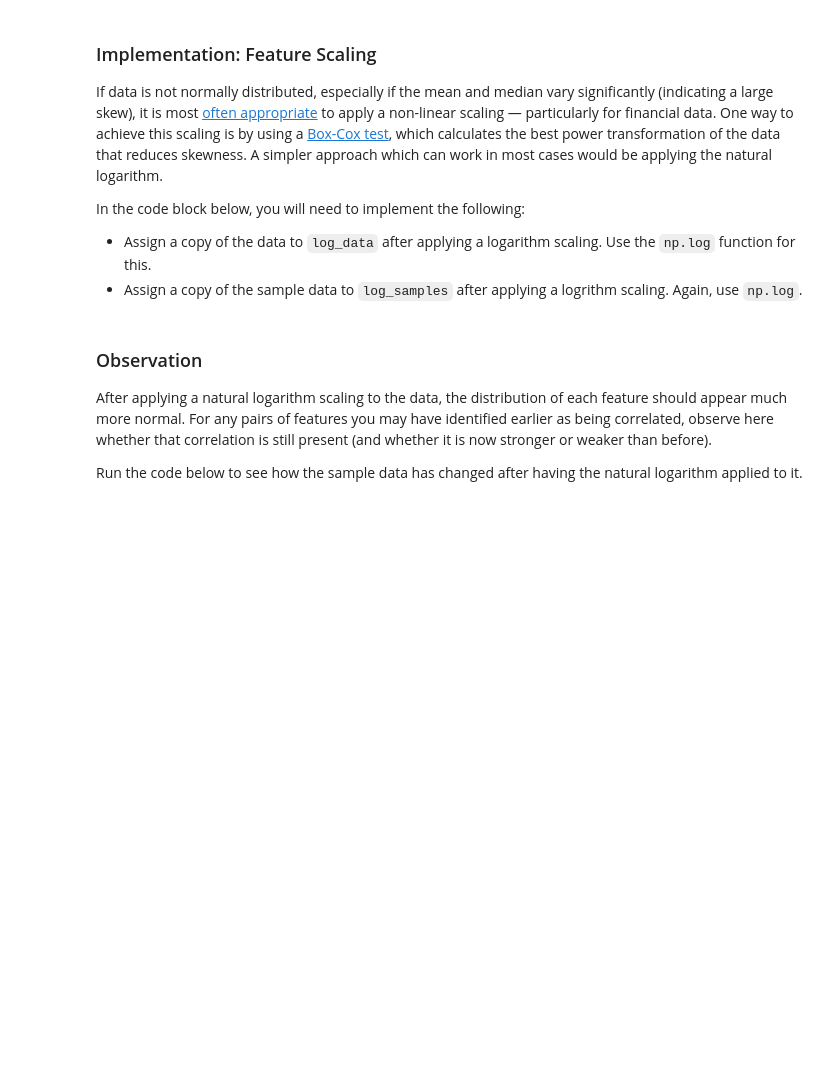
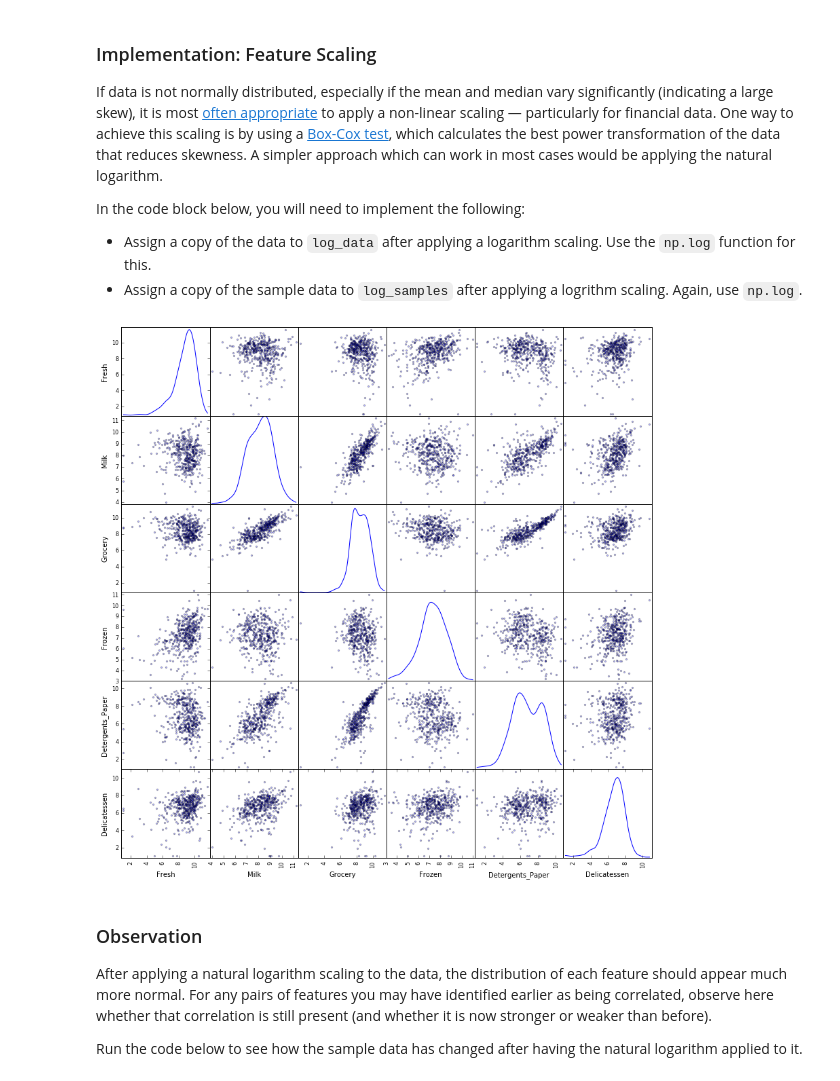
Before and after one commit to ketansahils/UDAML, a Jupyter notebook: projects/creating_customer_segments/customer_segments.ipynb, the cells around one changed output. Drawn from its saved outputs; the diff is of its cells as text; code cells hidden in the pictures; blank space fills up the shorter version.

```diff
--- a/projects/creating_customer_segments/customer_segments.ipynb
+++ b/projects/creating_customer_segments/customer_segments.ipynb
@@ -171,13 +171,15 @@ In the code block below, you will need to implement the following:
  - Assign a copy of the sample data to `log_samples` after applying a logrithm scaling. Again, use `np.log`.
 # %%
 # TODO: Scale the data using the natural logarithm
-log_data = None
+log_data = data.apply(lambda x: np.log(x))
 
 # TODO: Scale the sample data using the natural logarithm
-log_samples = None
+log_samples = samples.apply(lambda x: np.log(x))
 
 # Produce a scatter matrix for each pair of newly-transformed features
-pd.scatter_matrix(log_data, alpha = 0.3, figsize = (14,8), diagonal = 'kde');
+pd.scatter_matrix(log_data, alpha = 0.3, figsize = (14,14), diagonal = 'kde');
+# %% [output]
+[figure, added]
 # %% [markdown]
 ### Observation
 After applying a natural logarithm scaling to the data, the distribution of each feature should appear much more normal. For any pairs of features you may have identified earlier as being correlated, observe here whether that correlation is still present (and whether it is now stronger or weaker than before).
```
Also changed, not shown: parts of 12 cells of this notebook.
